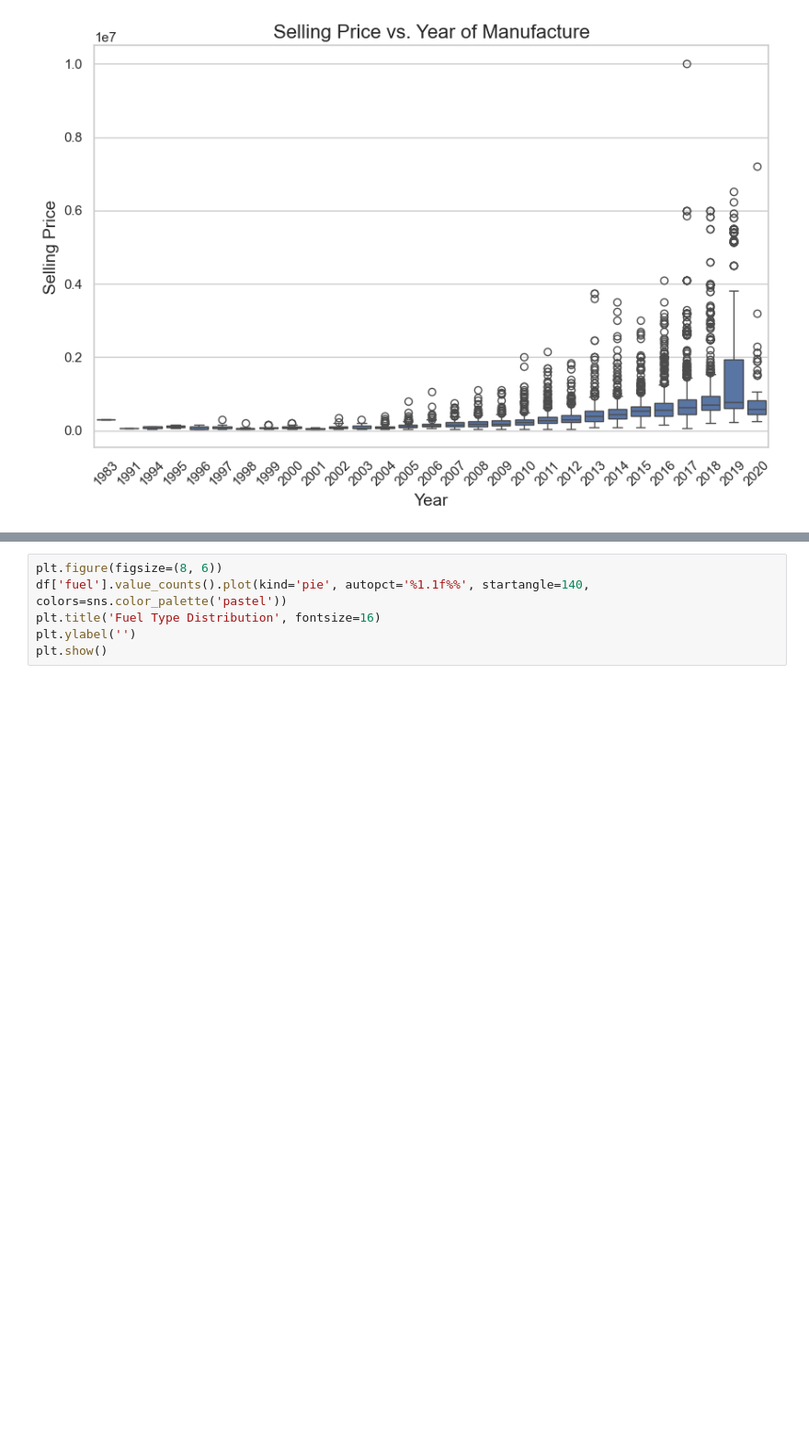
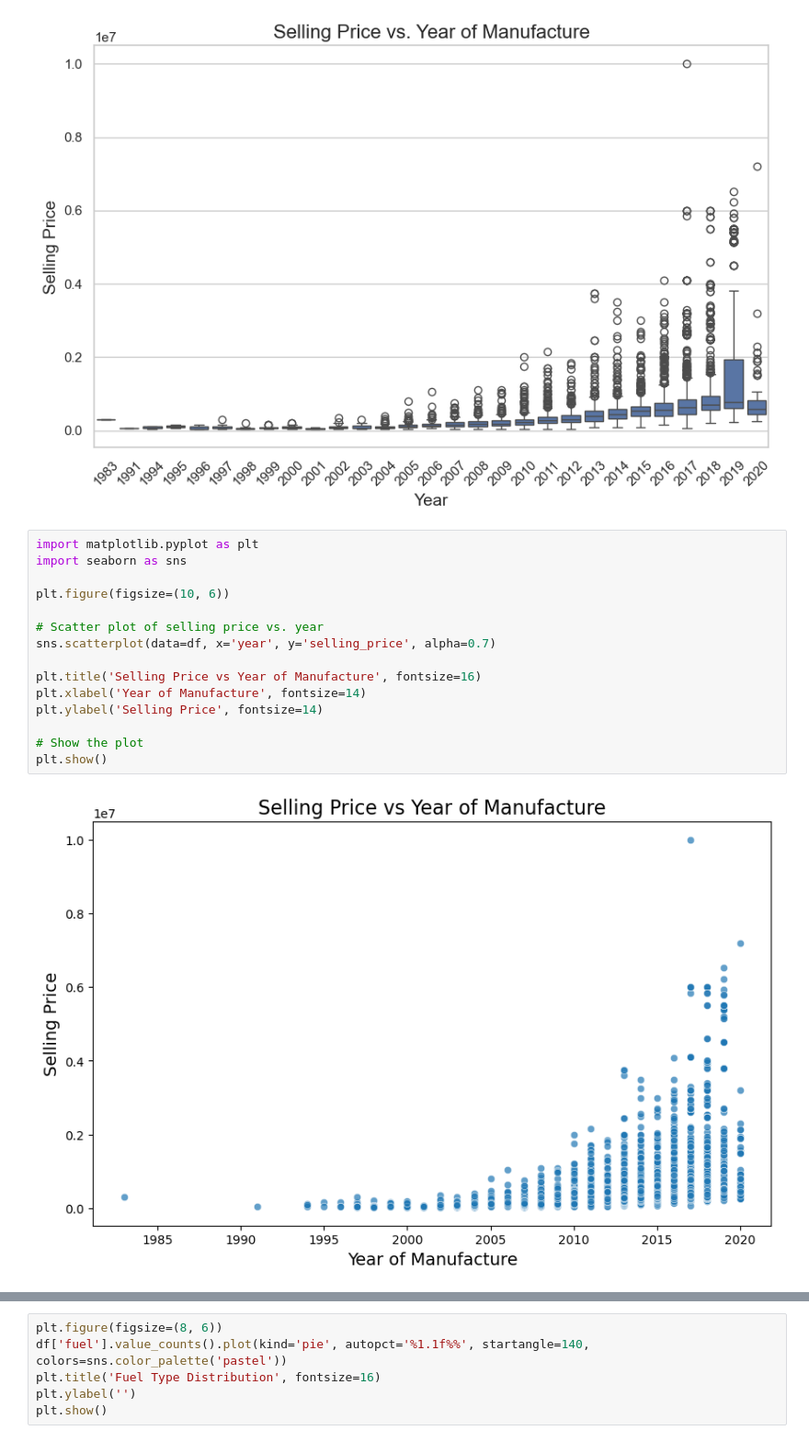
Before and after one commit to mindyxu0125/car_price_prediction_DATA1030, a Jupyter notebook: 1030project.ipynb, the cells around one changed output, grey strips where cells are left out. Shown at 92% size. Cells and saved outputs as stored; diff of their text form; blank space fills up the shorter version.

```diff
--- a/1030project.ipynb
+++ b/1030project.ipynb
@@ -259,3 +259,20 @@ plt.ylabel('Selling Price', fontsize=14)
 plt.show()
 # %% [output]
 [figure]
+# %%
+import matplotlib.pyplot as plt
+import seaborn as sns
+
+plt.figure(figsize=(10, 6))
+
+# Scatter plot of selling price vs. year
+sns.scatterplot(data=df, x='year', y='selling_price', alpha=0.7)
+
+plt.title('Selling Price vs Year of Manufacture', fontsize=16)
+plt.xlabel('Year of Manufacture', fontsize=14)
+plt.ylabel('Selling Price', fontsize=14)
+
+# Show the plot
+plt.show()
+# %% [output]
+[figure, added]
```
Also changed, not shown: parts of 4 cells of this notebook.
